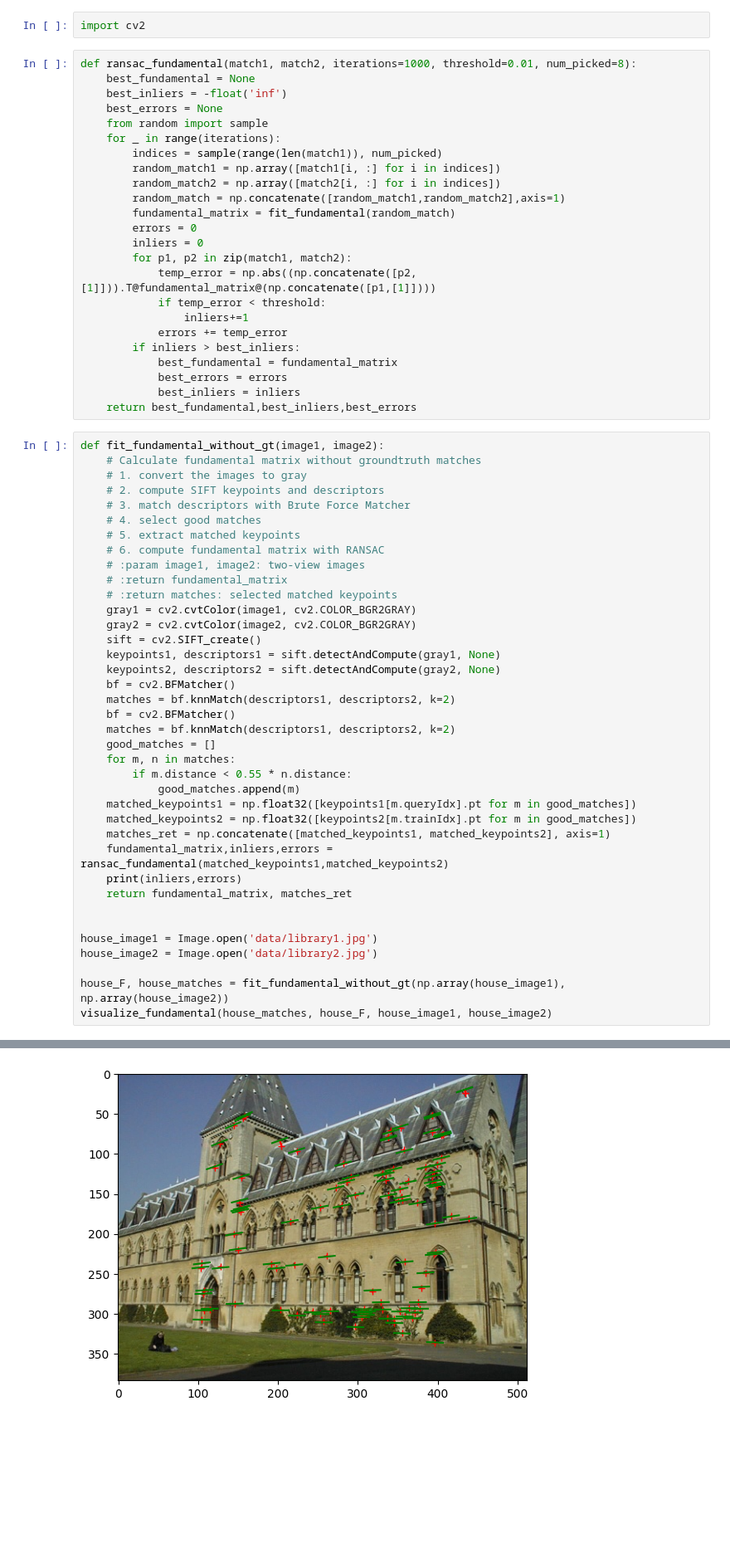
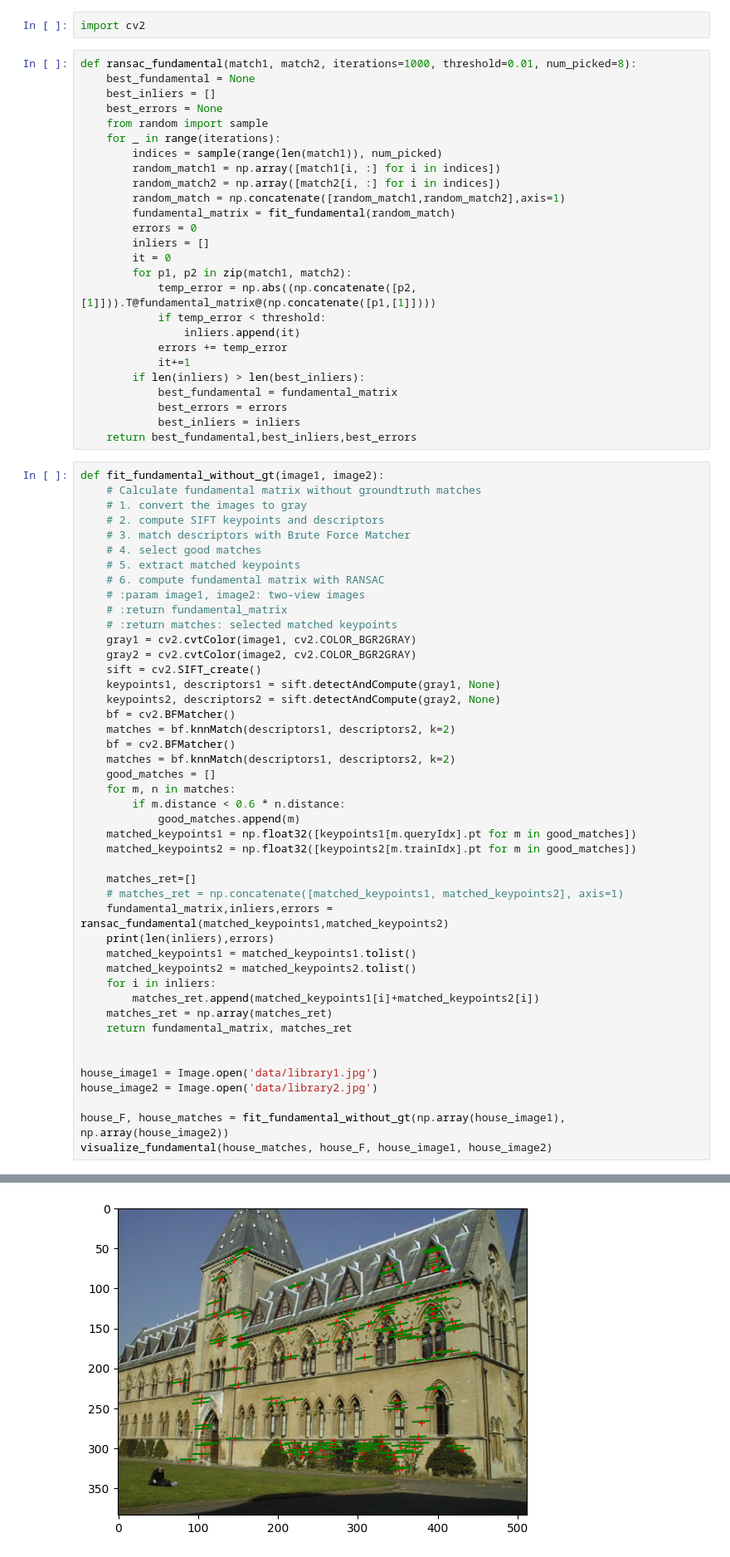
Before and after one commit to wgsxm/Computer-Vision-2023-fall-PKU, a Jupyter notebook: Problem_Set_3/test.ipynb, the cells around one changed output, grey strips where cells are left out. Shown at 83% size. Saved outputs shown, nothing was run; the diff lists cells and outputs as text; blank space fills up the shorter version.

```diff
--- a/Problem_Set_3/test.ipynb
+++ b/Problem_Set_3/test.ipynb
@@ -261,7 +261,7 @@ import cv2
 # %%
 def ransac_fundamental(match1, match2, iterations=1000, threshold=0.01, num_picked=8):
     best_fundamental = None
-    best_inliers = -float('inf')
+    best_inliers = []
     best_errors = None
     from random import sample
     for _ in range(iterations):
@@ -271,13 +271,15 @@ def ransac_fundamental(match1, match2, iterations=1000, threshold=0.01, num_pick
         random_match = np.concatenate([random_match1,random_match2],axis=1)
         fundamental_matrix = fit_fundamental(random_match)
         errors = 0
-        inliers = 0
+        inliers = []
+        it = 0
         for p1, p2 in zip(match1, match2):
             temp_error = np.abs((np.concatenate([p2,[1]])).T@fundamental_matrix@(np.concatenate([p1,[1]])))
             if temp_error < threshold:
-                inliers+=1
+                inliers.append(it)
             errors += temp_error
-        if inliers > best_inliers:
+            it+=1
+        if len(inliers) > len(best_inliers):
             best_fundamental = fundamental_matrix
             best_errors = errors
             best_inliers = inliers
@@ -305,13 +307,20 @@ def fit_fundamental_without_gt(image1, image2):
     matches = bf.knnMatch(descriptors1, descriptors2, k=2)
     good_matches = []
     for m, n in matches:
-        if m.distance < 0.55 * n.distance:
+        if m.distance < 0.6 * n.distance:
             good_matches.append(m)
     matched_keypoints1 = np.float32([keypoints1[m.queryIdx].pt for m in good_matches])
     matched_keypoints2 = np.float32([keypoints2[m.trainIdx].pt for m in good_matches])
-    matches_ret = np.concatenate([matched_keypoints1, matched_keypoints2], axis=1)
+
+    matches_ret=[]
+    # matches_ret = np.concatenate([matched_keypoints1, matched_keypoints2], axis=1)
     fundamental_matrix,inliers,errors = ransac_fundamental(matched_keypoints1,matched_keypoints2)
-    print(inliers,errors)
+    print(len(inliers),errors)
+    matched_keypoints1 = matched_keypoints1.tolist()
+    matched_keypoints2 = matched_keypoints2.tolist()
+    for i in inliers:
+        matches_ret.append(matched_keypoints1[i]+matched_keypoints2[i])
+    matches_ret = np.array(matches_ret)
     return fundamental_matrix, matches_ret
 
 
@@ -325 +334 @@ visualize_fundamental(house_matches, house_F, house_image1, house_image2)
-[figure, old version]
+[figure, new version]
```
Also changed, not shown: parts of 1 cell of this notebook, 1 other file.
